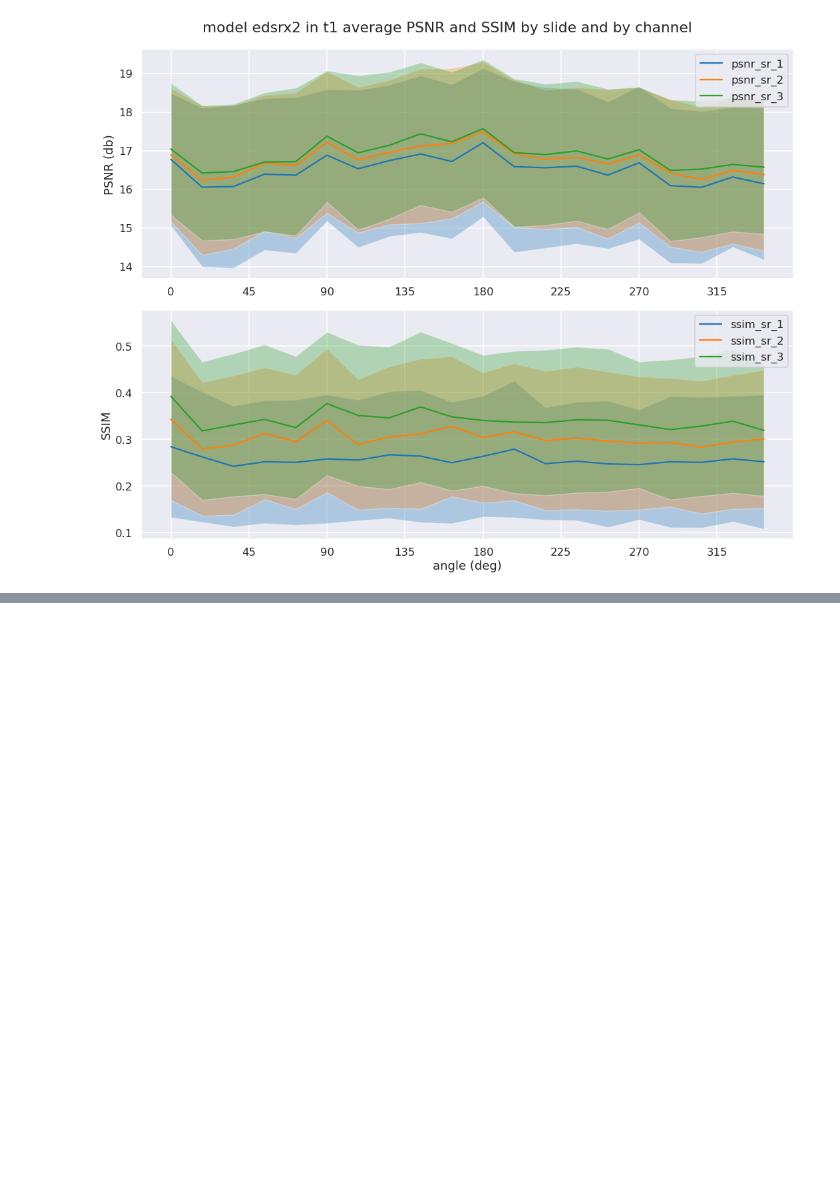
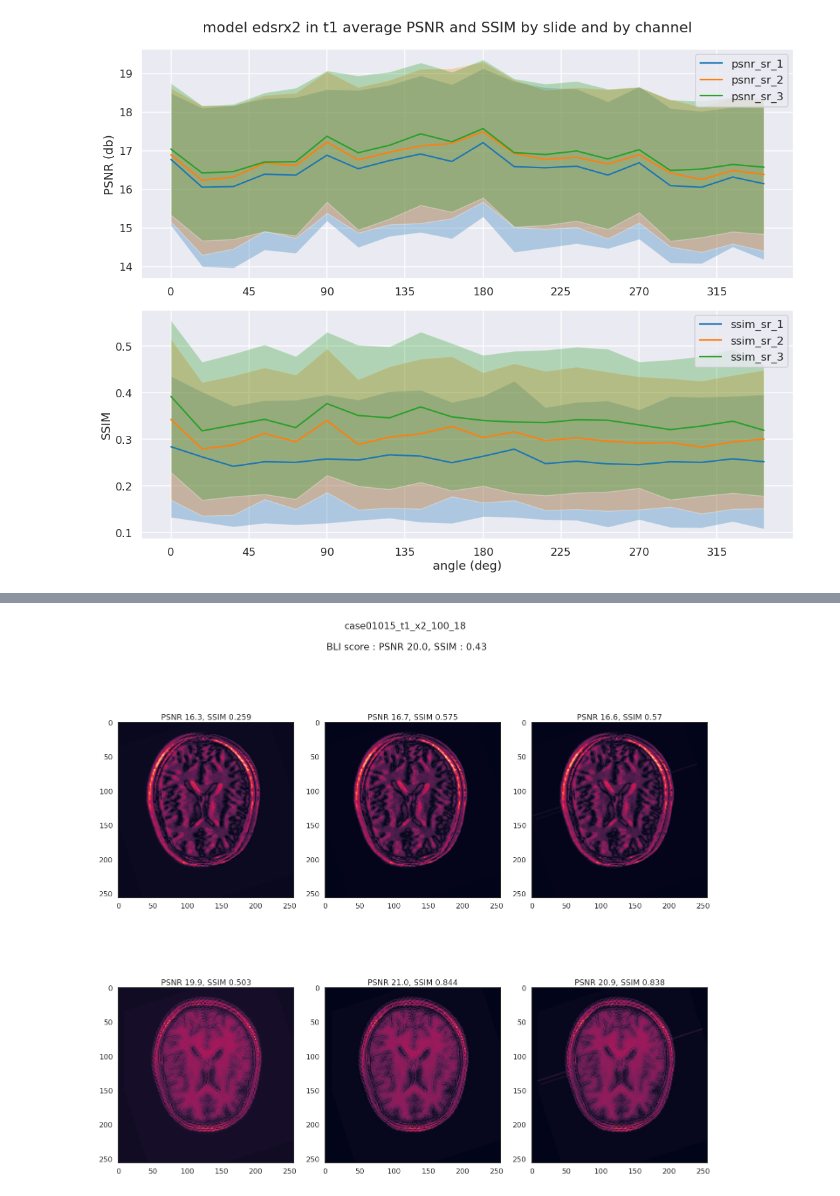
Before and after one commit to Mat092/MasterThesis, a Jupyter notebook: script/plot_psnr_ssim.ipynb, the cells around one changed output, grey strips where cells are left out. Saved outputs shown, nothing was run; the diff lists cells and outputs as text; code cells hidden in the pictures; blank space fills up the shorter version.

```diff
--- a/script/plot_psnr_ssim.ipynb
+++ b/script/plot_psnr_ssim.ipynb
@@ -419,0 +506,59 @@ ax3.imshow(bc)
+# %%
+# absolute diff by channel orig - sr
+
+sns.set_style('white')
+sns.set_context('talk')
+# plt.set_cmap('')
+
+# only images downloaded
+case   = 'case01015'
+weight = 't1'
+
+angle  = 0
+slide  = 100
+angle  = 18
+scale  = 2
+
+if scale == 2:
+  dt = df_x2_t1
+elif scale == 4:
+  dt = df_x4_t1
+
+case_mask  = dt['case']  == case
+angle_mask = dt['angle (deg)'] == angle
+slide_mask = dt['slide'] == slide
+
+dt = dt[case_mask & angle_mask & slide_mask]
+
+orig, sr, bc = load_images(case, weight, scale, slide, angle)
+
+# Plotting
+fig, (row1, row2) = plt.subplots(2, 3, figsize=(20, 20))
+
+bc_psnr = PSNR(orig, bc)
+bc_ssim = SSIM(orig, bc)
+
+PSRNs = [PSNR(orig, sr[:,:,i]) for i in range(3)]
+SSIMs = [SSIM(orig, sr[:,:,i]) for i in range(3)]
+
+for i, ax in enumerate(row1):
+  psnr = PSRNs[i]
+  ssim = SSIMs[i]
+  ax.imshow(np.abs(orig - sr[:,:,i]))
+  ax.set_title(f'PSNR {psnr:.3}, SSIM {ssim:.3}')
+
+PSRNs = [PSNR(orig, shift(sr[:,:,i], ox=scale*4, oy=0)) for i in range(3)]
+SSIMs = [SSIM(orig, shift(sr[:,:,i], ox=scale*4, oy=0)) for i in range(3)]
+
+for i, ax in enumerate(row2):
+  psnr = PSRNs[i]
+  ssim = SSIMs[i]
+  ax.imshow(np.abs(orig - shift(sr[:,:,i], ox=scale*4,oy=0)))
+  ax.set_title(f'PSNR {psnr:.3}, SSIM {ssim:.3}')
+
+title = f'{case}_{weight}_x{scale}_{slide}_{angle}'
+fig.suptitle(title + f'\n\n BLI score : PSNR {bc_psnr:.3}, SSIM : {bc_ssim:.3}')
+plt.tight_layout();
+plt.savefig('../images/' + title)
+# %% [output]
+[figure, added]
```
Also changed, not shown: parts of 11 cells of this notebook, 5 other files.
